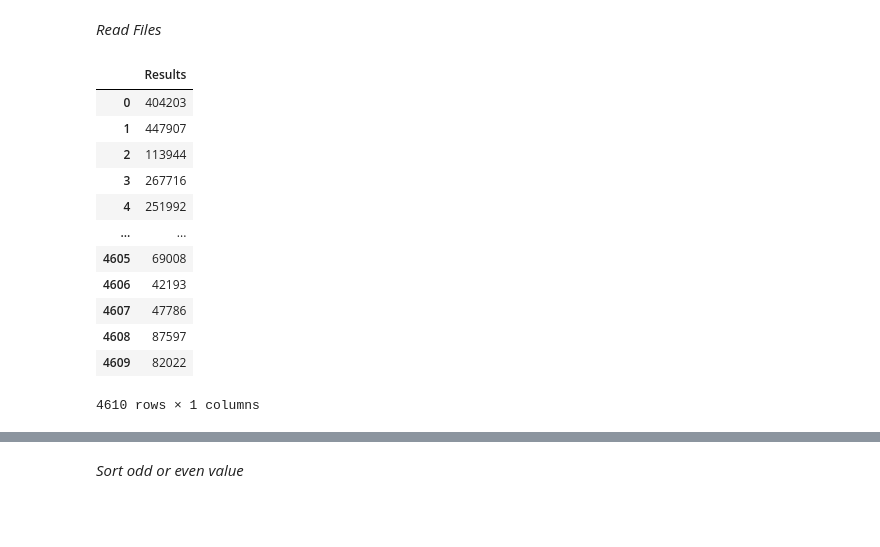
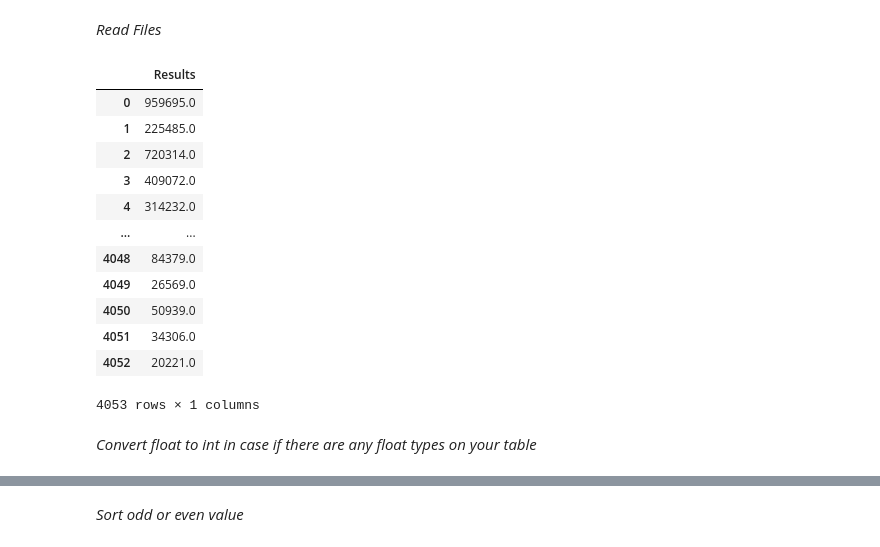
Before and after one commit to cobeo2004/xsmb-than-tai, a Jupyter notebook: Phan_Tich_Giai_Nhat_XSMB.ipynb, the cells around one changed output, grey strips where cells are left out. Cells and saved outputs as stored; diff of their text form; code cells hidden in the pictures; blank space fills up the shorter version.

```diff
--- a/Phan_Tich_Giai_Nhat_XSMB.ipynb
+++ b/Phan_Tich_Giai_Nhat_XSMB.ipynb
@@ -9,20 +10,23 @@ import seaborn as sb
 # %% [markdown]
 *Read Files*
 # %%
-path_to_csv:str = './CSVs/XS_HCM_Do_Tai.csv'
+csv_name = "XS_KG_Do_Tai.csv"
+path_to_csv:str = f'./CSVs/{csv_name}'
 data_XSMB = p.read_csv(path_to_csv)
 data_XSMB
 # %% [output]
 |  | Results |
-| 0 | 404203 |
-| 1 | 447907 |
-| 2 | 113944 |
-| 3 | 267716 |
-| 4 | 251992 |
+| 0 | 959695.0 |
+| 1 | 225485.0 |
+| 2 | 720314.0 |
+| 3 | 409072.0 |
+| 4 | 314232.0 |
 | ... | ... |
-| 4605 | 69008 |
-| 4606 | 42193 |
-| 4607 | 47786 |
-| 4608 | 87597 |
-| 4609 | 82022 |
+| 4048 | 84379.0 |
+| 4049 | 26569.0 |
+| 4050 | 50939.0 |
+| 4051 | 34306.0 |
+| 4052 | 20221.0 |
-4610 rows × 1 columns
+4053 rows × 1 columns
+# %% [markdown]
+*Convert float to int in case if there are any float types on your table*
```
Also changed, not shown: parts of 9 cells of this notebook, 5 other files.
